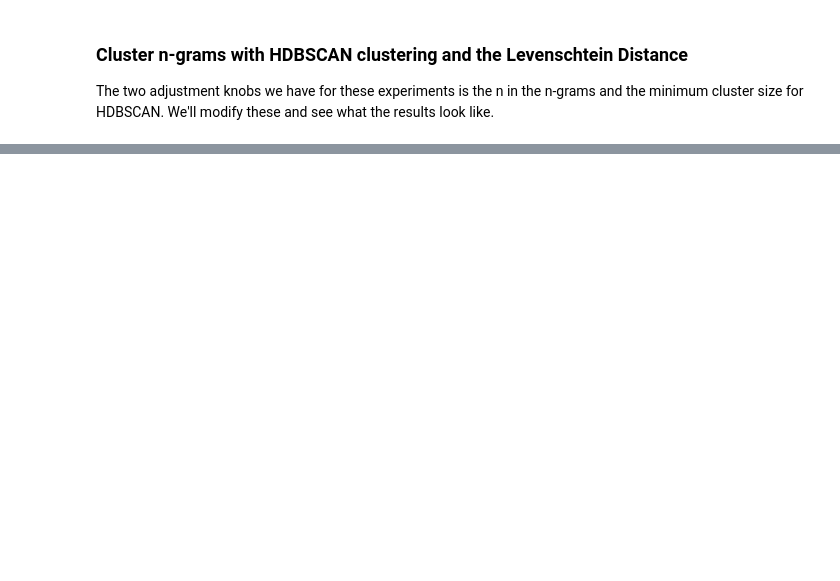
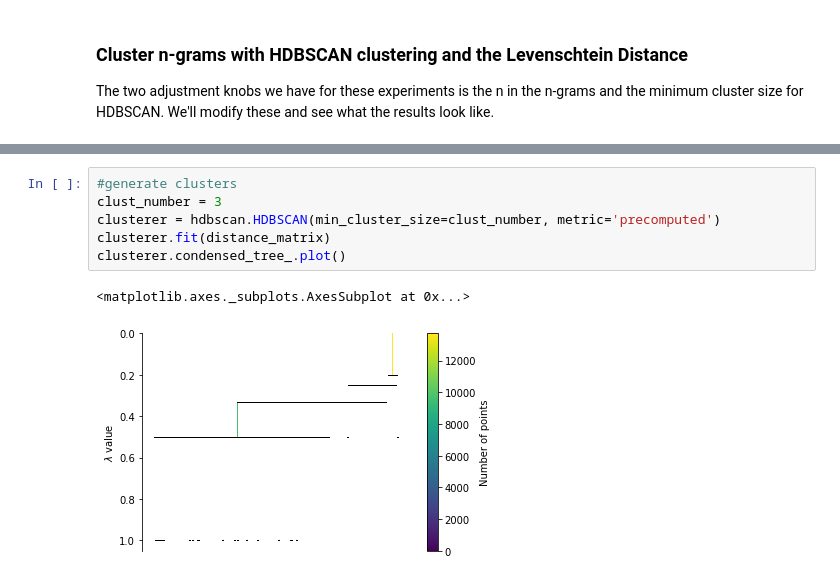
Before and after one commit to robertwatkins/playground-robert, a Jupyter notebook: Python/Jupyter/apache/ApacheNGram.ipynb, the cells around one changed output, grey strips where cells are left out. Cells and saved outputs as stored; diff of their text form; blank space fills up the shorter version.

```diff
--- a/Python/Jupyter/apache/ApacheNGram.ipynb
+++ b/Python/Jupyter/apache/ApacheNGram.ipynb
@@ -374,0 +386,9 @@ The two adjustment knobs we have for these experiments is the n in the n-grams a
+# %%
+#generate clusters
+clust_number = 3
+clusterer = hdbscan.HDBSCAN(min_cluster_size=clust_number, metric='precomputed')
+clusterer.fit(distance_matrix)
+clusterer.condensed_tree_.plot()
+# %% [output]
+<matplotlib.axes._subplots.AxesSubplot at 0x...>
+[figure, added]
```
Also changed, not shown: parts of 19 cells of this notebook.
